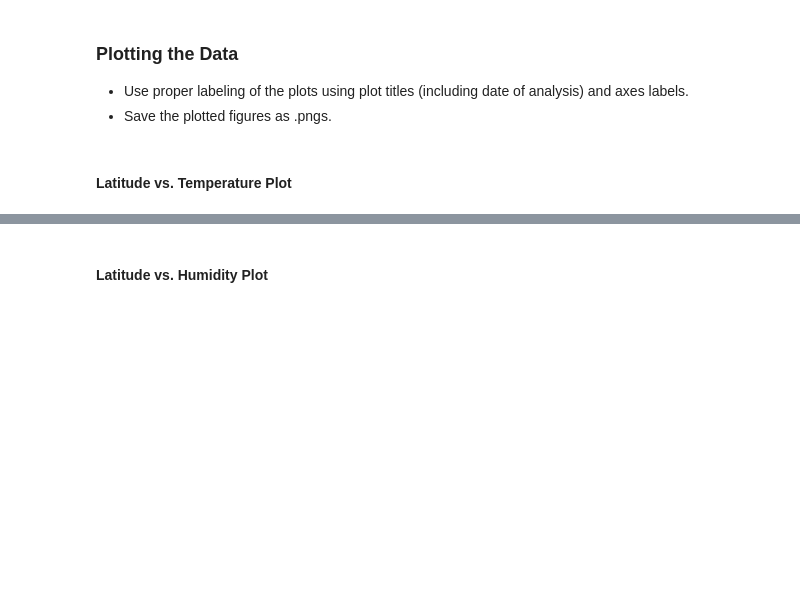
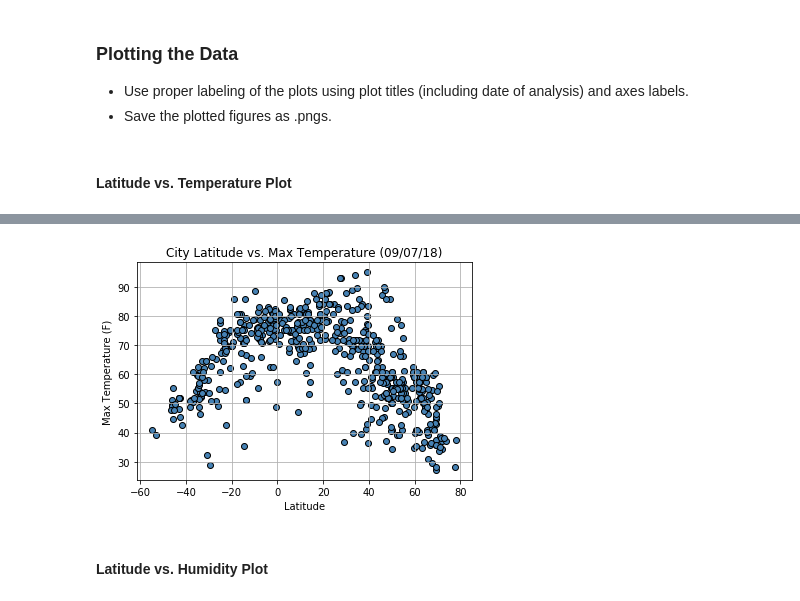
Before and after one commit to yuhsul1/API-Homework, a Jupyter notebook: Instructions/starter_code/WeatherPy.ipynb, the cells around one changed output, grey strips where cells are left out. Saved outputs shown, nothing was run; the diff lists cells and outputs as text; code cells hidden in the pictures; blank space fills up the shorter version.

Commit message:
Plots added

```diff
--- a/Instructions/starter_code/WeatherPy.ipynb
+++ b/Instructions/starter_code/WeatherPy.ipynb
@@ -190,2 +190,13 @@ dtype: int64
+# %%
+city_lat = cities_clean["Lat"]
+city_temp = cities_clean["Max Temp"]
+
+plt.scatter(city_lat,city_temp, marker='o',facecolor="steelblue",edgecolor="black")
+plt.xlabel("Latitude")
+plt.ylabel("Max Temperature (F)")
+plt.title("City Latitude vs. Max Temperature (09/07/18)")
+plt.grid()
+# %% [output]
+[figure, added]
 # %% [markdown]
 #### Latitude vs. Humidity Plot
```
Also changed, not shown: parts of 15 cells of this notebook, 1 other file.
